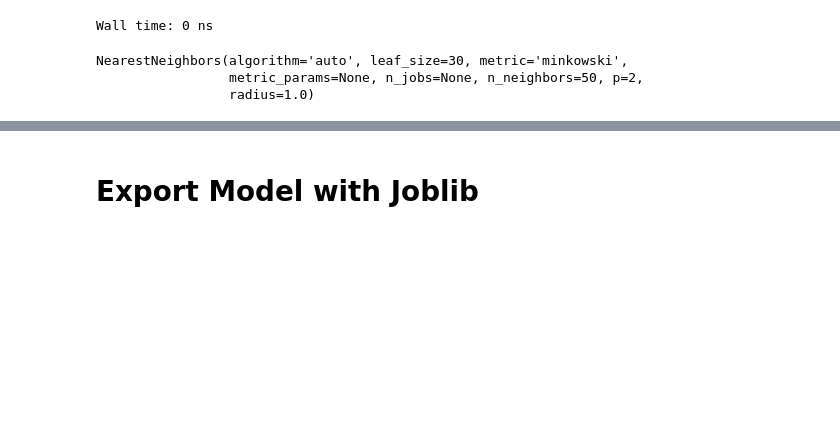
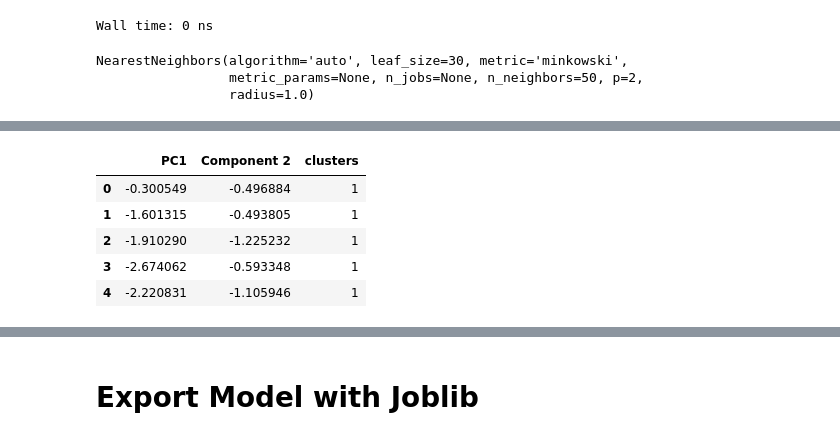
Before and after one commit to Build-Week-Spotify-Song-Suggester-5/Data-Science, a Jupyter notebook: Baseline_Nearest_Neighbors_PCA.ipynb, the cells around one changed output, grey strips where cells are left out. Drawn from its saved outputs; the diff is of its cells as text; code cells hidden in the pictures; blank space fills up the shorter version.

```diff
--- a/Baseline_Nearest_Neighbors_PCA.ipynb
+++ b/Baseline_Nearest_Neighbors_PCA.ipynb
@@ -350,0 +381,13 @@ NearestNeighbors(algorithm='auto', leaf_size=30, metric='minkowski',
+# %%
+graph_copy_df['clusters'] = pd.Series(clusters).values
+graph_copy_df['clusters'].value_counts()
+
+centers = kmeans.cluster_centers_
+graph_copy_df.head()
+# %% [output]
+|  | PC1 | Component 2 | clusters |
+| 0 | -0.300549 | -0.496884 | 1 |
+| 1 | -1.601315 | -0.493805 | 1 |
+| 2 | -1.910290 | -1.225232 | 1 |
+| 3 | -2.674062 | -0.593348 | 1 |
+| 4 | -2.220831 | -1.105946 | 1 |
```
Also changed, not shown: parts of 17 cells of this notebook, 2 other files.
